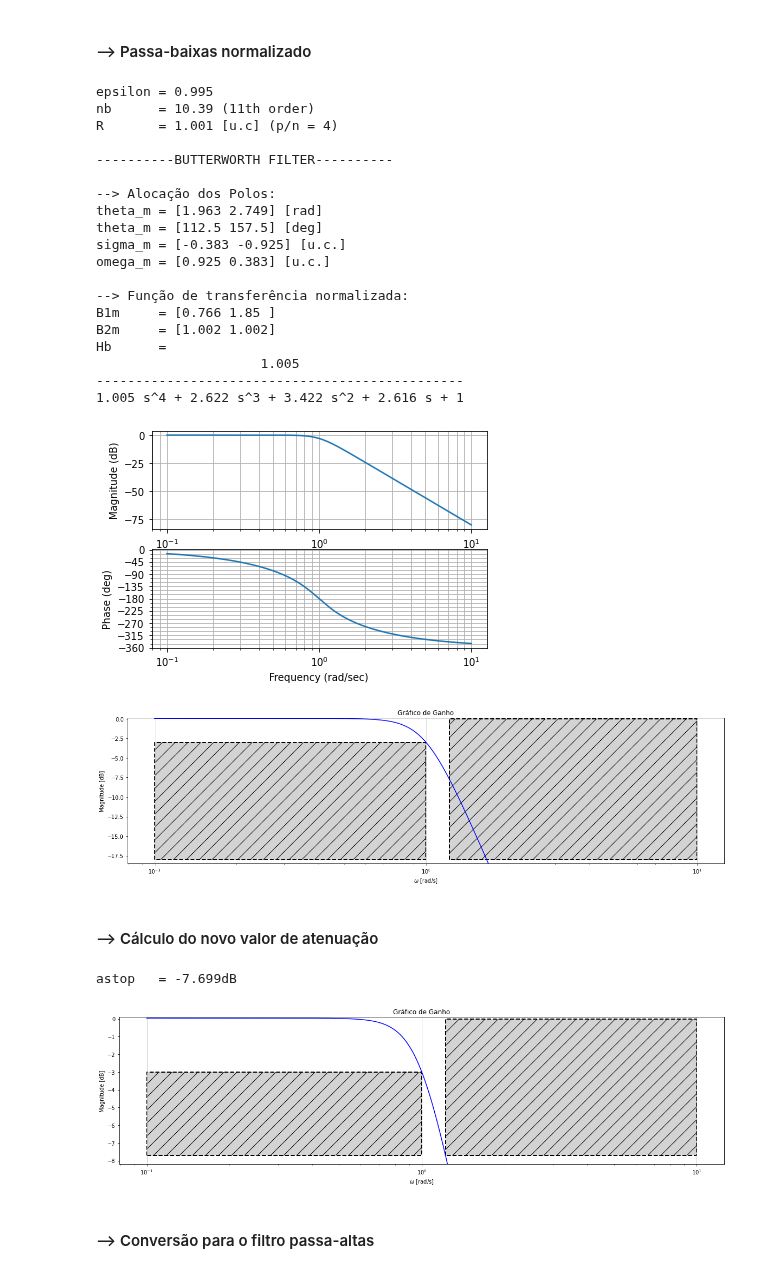
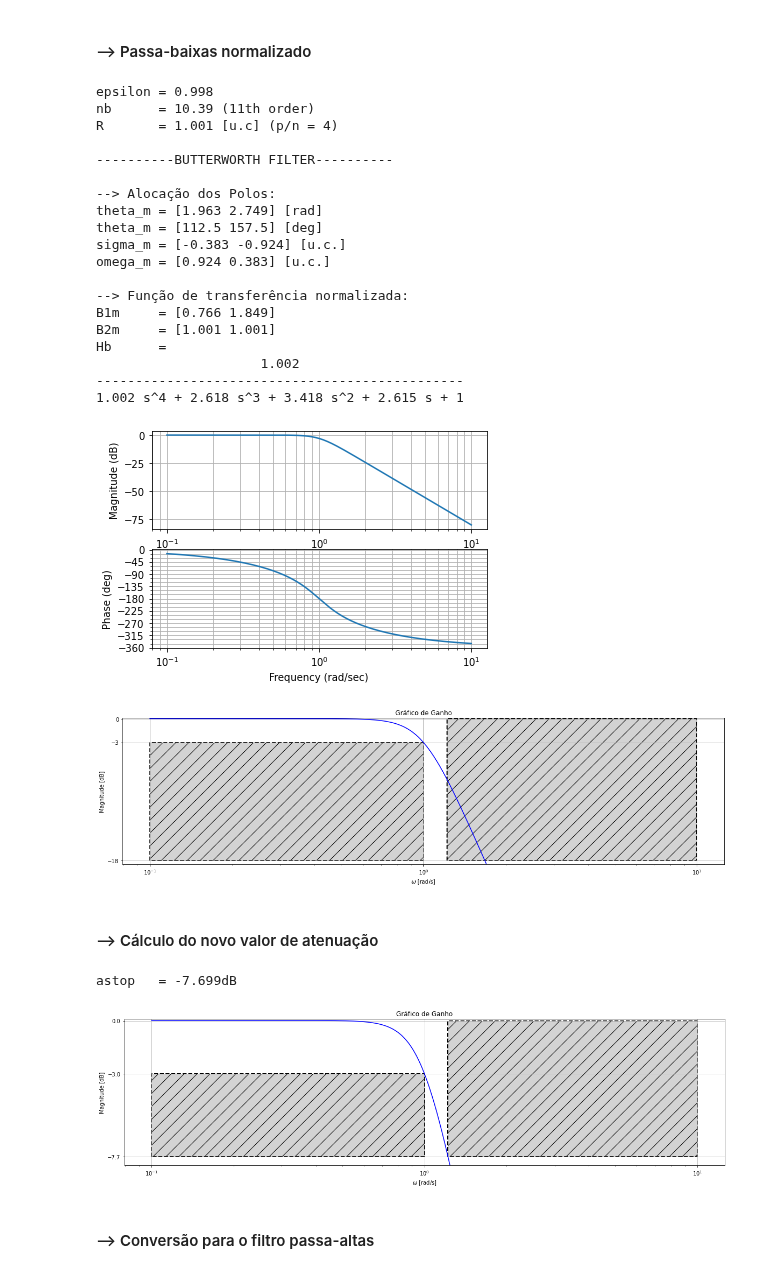
Before and after one commit to Widmark-Kaue/digital-signal-processing, a Jupyter notebook: avl2.ipynb, the cells around one changed output. Drawn from its saved outputs; the diff is of its cells as text; code cells hidden in the pictures.

```diff
--- a/avl2.ipynb
+++ b/avl2.ipynb
@@ -192,7 +192,7 @@ OmegarH = 1.22
 #### --> Passa-baixas normalizado
 # %%
 # fator de ajuste
-eps = epsf(apass)
+eps = np.sqrt(epsf(apass))
 
 # ordem do filtro
 nb  = np.log10(epsf(astop)/epsf(apass))/(2*np.log10(omegarH))
@@ -223,43 +223,43 @@ plt.show()
 Xtemp = lambda x0,xf: [x0, xf]
 Ytemp = lambda a0,af: [a0, af]
 with plt.rc_context({'figure.figsize':tam}):
 
     plt.semilogx(omega, magdB, 'b')
     plt.fill_between(Xtemp(omega[0], 1), Ytemp(apass, apass),Ytemp(astop,astop),**param)
     plt.fill_between(Xtemp(omegarH, 10),Ytemp(0,0),Ytemp(astop,astop), **param)
 
-
+    plt.yticks([0,-3,-18])
     plt.ylim([-18.5,0.1])
     plt.title('Gráfico de Ganho')
     plt.xlabel(r'$\omega$ [rad/s]')
     plt.ylabel('Magnitude [dB]')
 
-    plt.grid(axis = 'x')
+    plt.grid(axis = 'both')
 
     savefig(plt.gcf(), 'ganhoPBnorm')
     plt.show()
 # %% [output]
-epsilon = 0.995
+epsilon = 0.998
 nb      = 10.39 (11th order)
 R       = 1.001 [u.c] (p/n = 4)
 
 ----------BUTTERWORTH FILTER----------
 
 --> Alocação dos Polos:
 theta_m = [1.963 2.749] [rad]
 theta_m = [112.5 157.5] [deg]
-sigma_m = [-0.383 -0.925] [u.c.]
-omega_m = [0.925 0.383] [u.c.]
+sigma_m = [-0.383 -0.924] [u.c.]
+omega_m = [0.924 0.383] [u.c.]
 
 --> Função de transferência normalizada:
-B1m     = [0.766 1.85 ]
-B2m     = [1.002 1.002]
+B1m     = [0.766 1.849]
+B2m     = [1.001 1.001]
 Hb      =
-                     1.005
+                     1.002
 -----------------------------------------------
-1.005 s^4 + 2.622 s^3 + 3.422 s^2 + 2.616 s + 1
+1.002 s^4 + 2.618 s^3 + 3.418 s^2 + 2.615 s + 1
 [figure]
-[figure, old version]
+[figure, new version]
 # %% [markdown]
 #### --> Cálculo do novo valor de atenuação
 # %%
@@ -272,19 +272,19 @@ with plt.rc_context({'figure.figsize':tam}):
     plt.fill_between(Xtemp(omega[0], 1), Ytemp(apass, apass),Ytemp(astopNew,astopNew),**param)
     plt.fill_between(Xtemp(omegarH, 10),Ytemp(0,0),Ytemp(astopNew,astopNew), **param)
 
-
+    plt.yticks([0,-3,round(astopNew,2)])
     plt.ylim([-(abs(astopNew)+0.5),0.1])
     plt.title('Gráfico de Ganho')
     plt.xlabel(r'$\omega$ [rad/s]')
     plt.ylabel('Magnitude [dB]')
 
-    plt.grid(axis = 'x')
+    plt.grid(axis = 'both')
 
     savefig(plt.gcf(), 'ganhoPBnormAstop')
     plt.show()
 # %% [output]
 astop   = -7.699dB
-[figure, old version]
+[figure, new version]
 # %% [markdown]
 #### --> Conversão para o filtro passa-altas
 # %%
```
Also changed, not shown: parts of 6 cells of this notebook, 12 other files.
